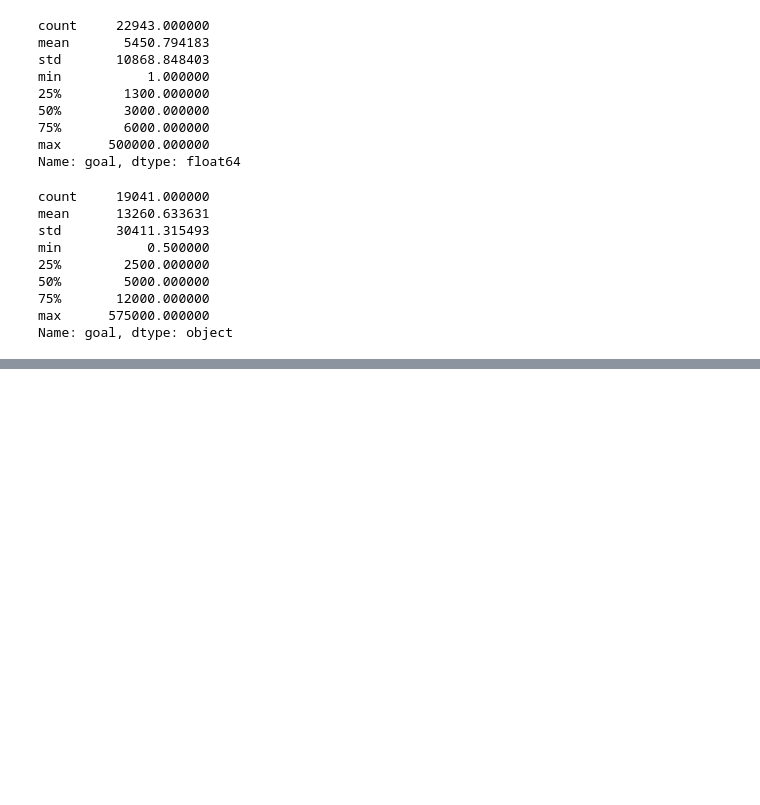
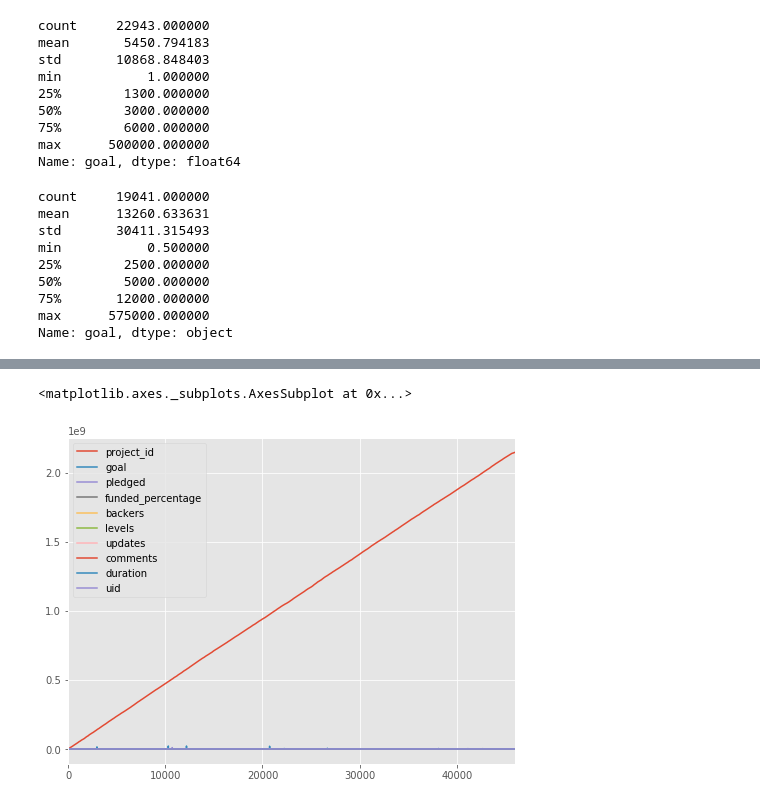
Before and after one commit to nygeog/general_assembly_data_analysis, a Jupyter notebook: part_2_b_ideal_pledge_goal.ipynb, the cells around one changed output, grey strips where cells are left out. Drawn from its saved outputs; the diff is of its cells as text; code cells hidden in the pictures; blank space fills up the shorter version.

```diff
--- a/part_2_b_ideal_pledge_goal.ipynb
+++ b/part_2_b_ideal_pledge_goal.ipynb
@@ -83,0 +104,5 @@ dfu.goal.hist(bins=10)
+# %%
+df.plot()
+# %% [output]
+<matplotlib.axes._subplots.AxesSubplot at 0x...>
+[figure, added]
```
Also changed, not shown: parts of 7 cells of this notebook, 3 other files.
